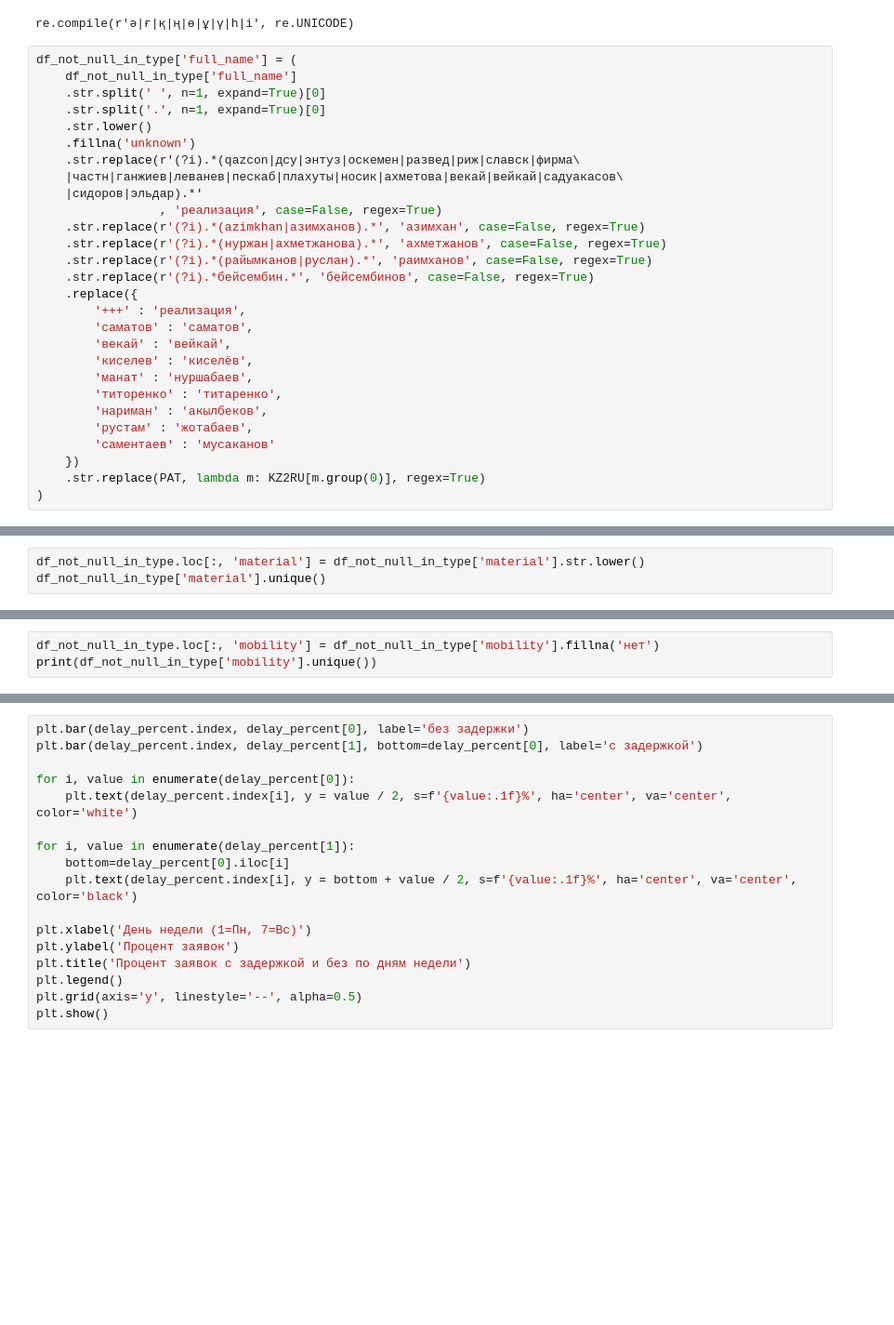
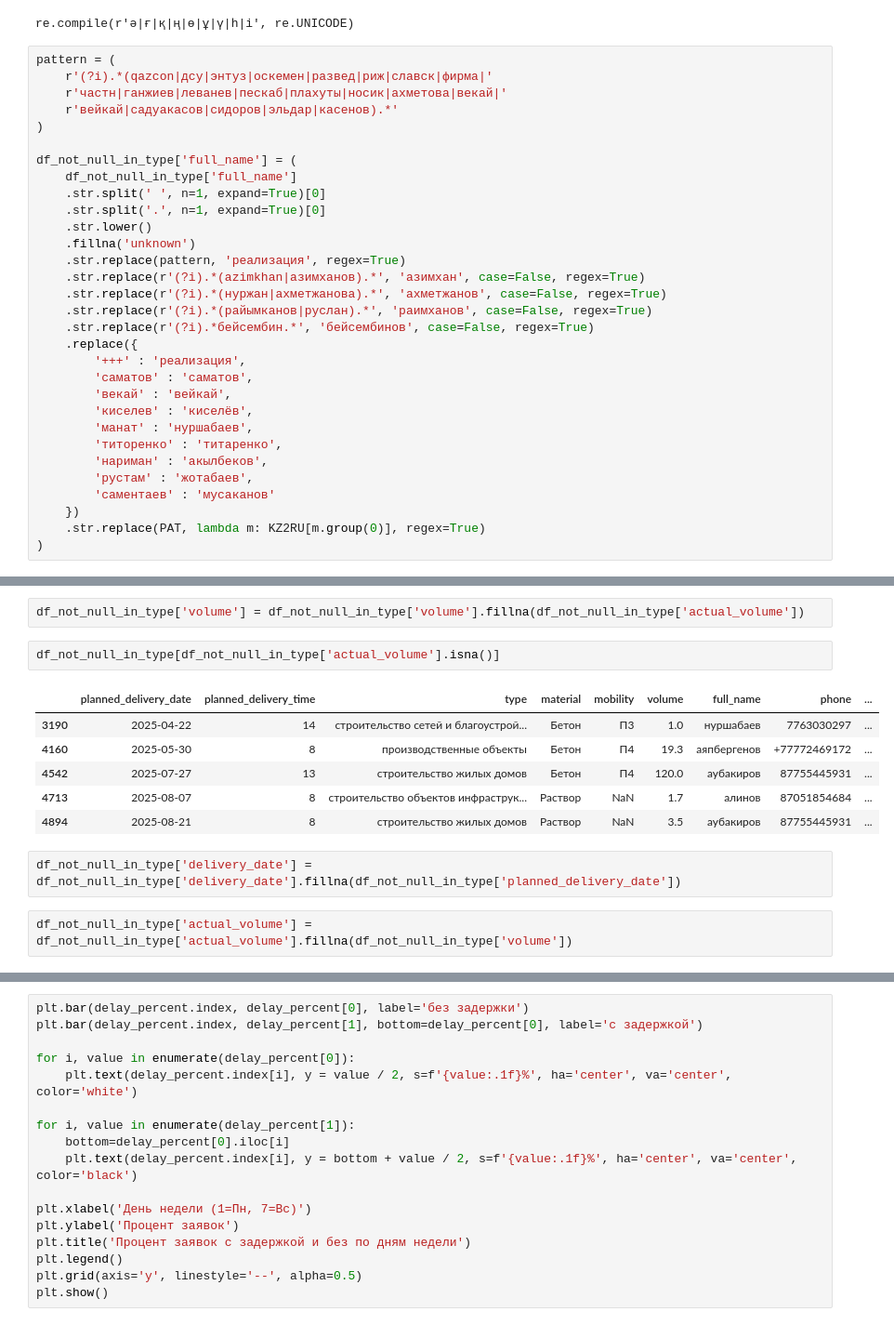
Before and after one commit to Andrefan1406/ds_projects, a Jupyter notebook: concrete_delays/ConcreteDelayPredictor.ipynb, the cells around one changed output, grey strips where cells are left out. Shown at 93% size. Saved outputs shown, nothing was run; the diff lists cells and outputs as text; blank space fills up the shorter version.

```diff
--- a/concrete_delays/ConcreteDelayPredictor.ipynb
+++ b/concrete_delays/ConcreteDelayPredictor.ipynb
@@ -624,16 +483,19 @@ PAT
 # %% [output]
 re.compile(r'ә|ғ|қ|ң|ө|ұ|ү|һ|і', re.UNICODE)
 # %%
+pattern = (
+    r'(?i).*(qazcon|дсу|энтуз|оскемен|развед|риж|славск|фирма|'
+    r'частн|ганжиев|леванев|пескаб|плахуты|носик|ахметова|векай|'
+    r'вейкай|садуакасов|сидоров|эльдар|касенов).*'
+)
+
 df_not_null_in_type['full_name'] = (
     df_not_null_in_type['full_name']
     .str.split(' ', n=1, expand=True)[0]
     .str.split('.', n=1, expand=True)[0]
     .str.lower()
     .fillna('unknown')
-    .str.replace(r'(?i).*(qazcon|дсу|энтуз|оскемен|развед|риж|славск|фирма\
-    |частн|ганжиев|леванев|пескаб|плахуты|носик|ахметова|векай|вейкай|садуакасов\
-    |сидоров|эльдар).*'
-                 , 'реализация', case=False, regex=True)
+    .str.replace(pattern, 'реализация', regex=True)
     .str.replace(r'(?i).*(azimkhan|азимханов).*', 'азимхан', case=False, regex=True)
     .str.replace(r'(?i).*(нуржан|ахметжанова).*', 'ахметжанов', case=False, regex=True)
     .str.replace(r'(?i).*(райымканов|руслан).*', 'раимханов', case=False, regex=True)
@@ -716,3 +515,0 @@ array(['орлёнок', 'орленок'], dtype=object)
-# %%
-df_not_null_in_type.loc[:, 'material'] = df_not_null_in_type['material'].str.lower()
-df_not_null_in_type['material'].unique()
@@ -725,3 +515,0 @@ print(df_not_null_in_type['mobility'].unique())
-# %%
-df_not_null_in_type.loc[:, 'mobility'] = df_not_null_in_type['mobility'].fillna('нет')
-print(df_not_null_in_type['mobility'].unique())
@@ -1266,0 +542,15 @@ delay_percent
+# %%
+df_not_null_in_type['volume'] = df_not_null_in_type['volume'].fillna(df_not_null_in_type['actual_volume'])
+# %%
+df_not_null_in_type[df_not_null_in_type['actual_volume'].isna()]
+# %% [output]
+|  | planned_delivery_date | planned_delivery_time | type | material | mobility | volume | full_name | phone | ... |
+| 3190 | 2025-04-22 | 14 | строительство сетей и благоустрой... | Бетон | П3 | 1.0 | нуршабаев | 7763030297 | ... |
+| 4160 | 2025-05-30 | 8 | производственные объекты | Бетон | П4 | 19.3 | аяпбергенов | +77772469172 | ... |
+| 4542 | 2025-07-27 | 13 | строительство жилых домов | Бетон | П4 | 120.0 | аубакиров | 87755445931 | ... |
+| 4713 | 2025-08-07 | 8 | строительство объектов инфраструк... | Раствор | NaN | 1.7 | алинов | 87051854684 | ... |
+| 4894 | 2025-08-21 | 8 | строительство жилых домов | Раствор | NaN | 3.5 | аубакиров | 87755445931 | ... |
+# %%
+df_not_null_in_type['delivery_date'] = df_not_null_in_type['delivery_date'].fillna(df_not_null_in_type['planned_delivery_date'])
+# %%
+df_not_null_in_type['actual_volume'] = df_not_null_in_type['actual_volume'].fillna(df_not_null_in_type['volume'])
```
Also changed, not shown: parts of 97 cells of this notebook.
